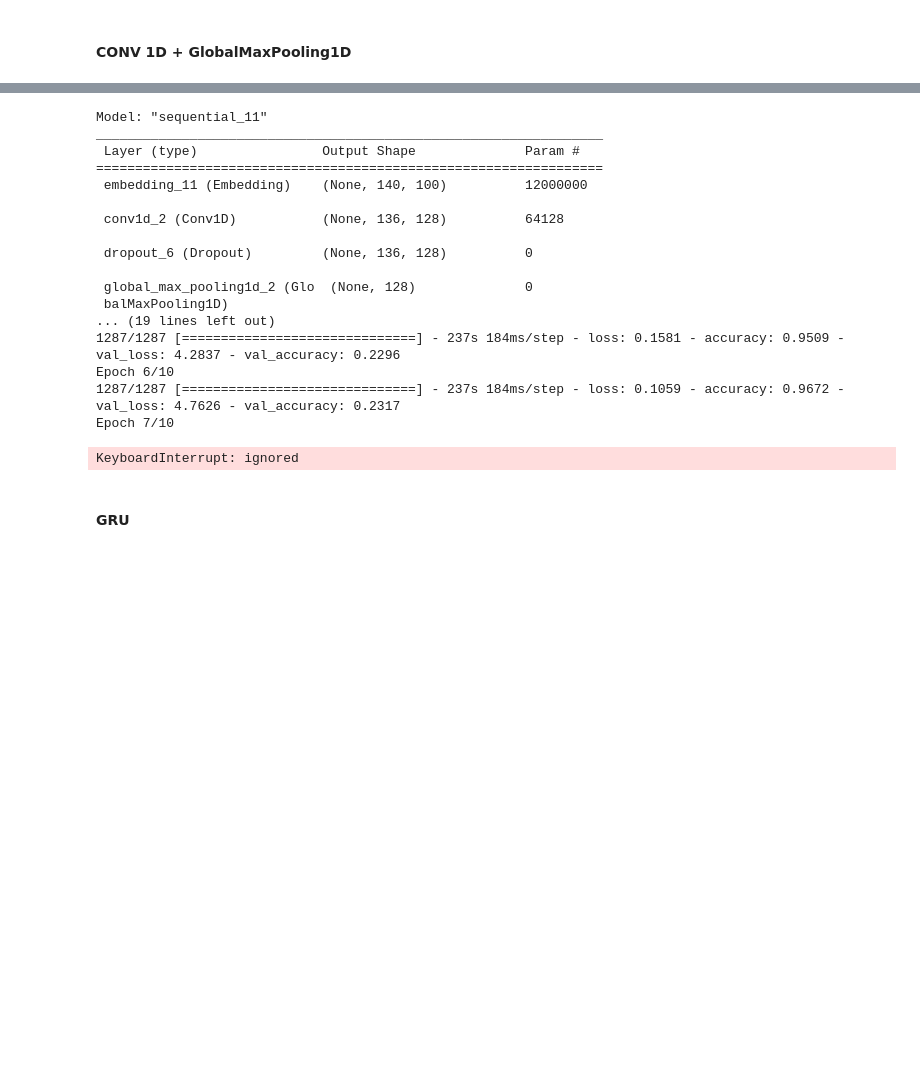
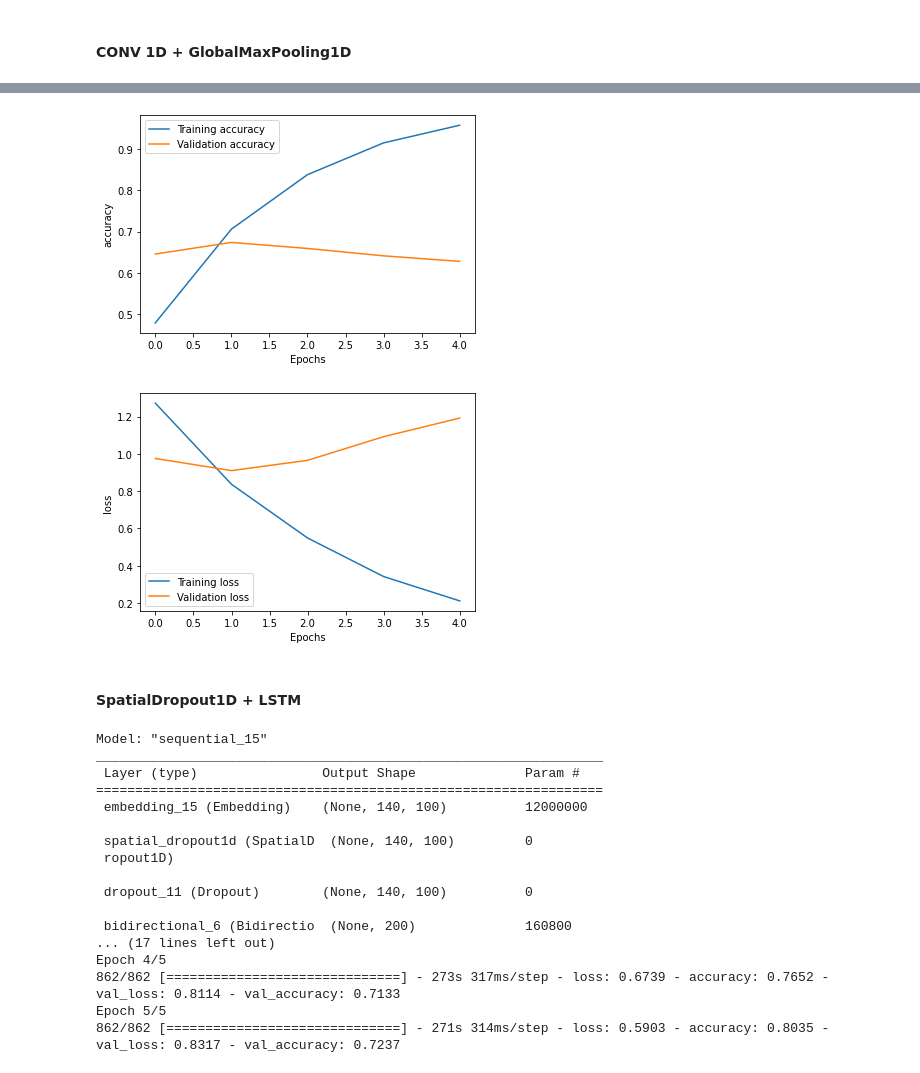
Before and after one commit to Apoorva-Bedekar/Twitter-Sentiment-Classification-using-Deep-Learning, a Jupyter notebook: DL_Project_21201694.ipynb, the cells around one changed output, grey strips where cells are left out. Drawn from its saved outputs; the diff is of its cells as text; code cells hidden in the pictures; blank space fills up the shorter version.

```diff
--- a/DL_Project_21201694.ipynb
+++ b/DL_Project_21201694.ipynb
@@ -323,2 +315,9 @@ plot_graphs(history, 'loss')
 # %% [markdown]
 #### CONV 1D + GlobalMaxPooling1D
+# %%
+Model2 = tf.keras.Sequential([
+    tf.keras.layers.Embedding(train_vocab, embedding_dim,input_length = max_length),
+    tf.keras.layers.Conv1D(128, 5),
+    tf.keras.layers.GlobalMaxPooling1D(),
+    tf.keras.layers.Dropout(0.5),
+    tf.keras.layers.Dense(5,kernel_regularizer='l2', activation='softmax')])
@@ -325,43 +347,38 @@ plot_graphs(history, 'loss')
+# %%
+Model2.summary()
+Model2.compile(loss=loss, optimizer=optim, metrics=metrics)
+history2 = Model2.fit(x_train, y_train,validation_data=(x_val, y_val), epochs=num_epochs)
+# %%
+plot_graphs(history2, 'accuracy')
+plot_graphs(history2, 'loss')
+# %% [output]
+[figure, added]
+[figure, added]
+# %% [markdown]
+#### SpatialDropout1D + LSTM
 # %%
-modell = tf.keras.Sequential([
-    tf.keras.layers.Embedding(120000, embedding_dim,input_length = max_length),
-    tf.keras.layers.Conv1D(128, 5),
-    tf.keras.layers.Dropout(0.4),
-    tf.keras.layers.Flatten(),
-    tf.keras.layers.GlobalMaxPooling1D(),
-    tf.keras.layers.Dropout(0.4),
-
-    tf.keras.layers.Dense(5, activation='softmax')
-])
-
-modell.summary()
-
-loss = tf.keras.losses.SparseCategoricalCrossentropy()
-optim = tf.keras.optimizers.Adam(lr=0.001)
-metrics = ["accuracy"]
-
-modell.compile(loss=loss, optimizer=optim, metrics=metrics)
-
-num_epochs = 10
-
-
-history1 = modell.fit(x_train, y_train,validation_data=(x_val, y_val), epochs=num_epochs)
+Model3 =  tf.keras.Sequential([
+  tf.keras.layers.Embedding(train_vocab, embedding_dim, input_length = max_length),
+  tf.keras.layers.SpatialDropout1D(0.5),
+  tf.keras.layers.Dropout(0.5),
+  tf.keras.layers.Bidirectional(tf.keras.layers.LSTM(100,kernel_regularizer=tf.keras.regularizers.L2(0.001))),
+  tf.keras.layers.Dropout(0.5),
+  tf.keras.layers.Dense(5, activation='softmax')])
 # %% [output]
-Model: "sequential_11"
+Model: "sequential_15"
 _________________________________________________________________
  Layer (type)                Output Shape              Param #
 =================================================================
- embedding_11 (Embedding)    (None, 140, 100)          12000000
+ embedding_15 (Embedding)    (None, 140, 100)          12000000
 
- conv1d_2 (Conv1D)           (None, 136, 128)          64128
+ spatial_dropout1d (SpatialD  (None, 140, 100)         0
+ ropout1D)
 
- dropout_6 (Dropout)         (None, 136, 128)          0
+ dropout_11 (Dropout)        (None, 140, 100)          0
 
- global_max_pooling1d_2 (Glo  (None, 128)              0
- balMaxPooling1D)
-... (19 lines left out)
-1287/1287 [==============================] - 237s 184ms/step - loss: 0.1581 - accuracy: 0.9509 - val_loss: 4.2837 - val_accuracy: 0.2296
-Epoch 6/10
-1287/1287 [==============================] - 237s 184ms/step - loss: 0.1059 - accuracy: 0.9672 - val_loss: 4.7626 - val_accuracy: 0.2317
-Epoch 7/10
+ bidirectional_6 (Bidirectio  (None, 200)              160800
+... (17 lines left out)
+Epoch 4/5
+862/862 [==============================] - 273s 317ms/step - loss: 0.6739 - accuracy: 0.7652 - val_loss: 0.8114 - val_accuracy: 0.7133
+Epoch 5/5
+862/862 [==============================] - 271s 314ms/step - loss: 0.5903 - accuracy: 0.8035 - val_loss: 0.8317 - val_accuracy: 0.7237
-KeyboardInterrupt: ignored
@@ -371,2 +384,0 @@ plot_graphs(history1, 'loss')
-# %% [markdown]
-#### GRU
```
Also changed, not shown: parts of 28 cells of this notebook.
